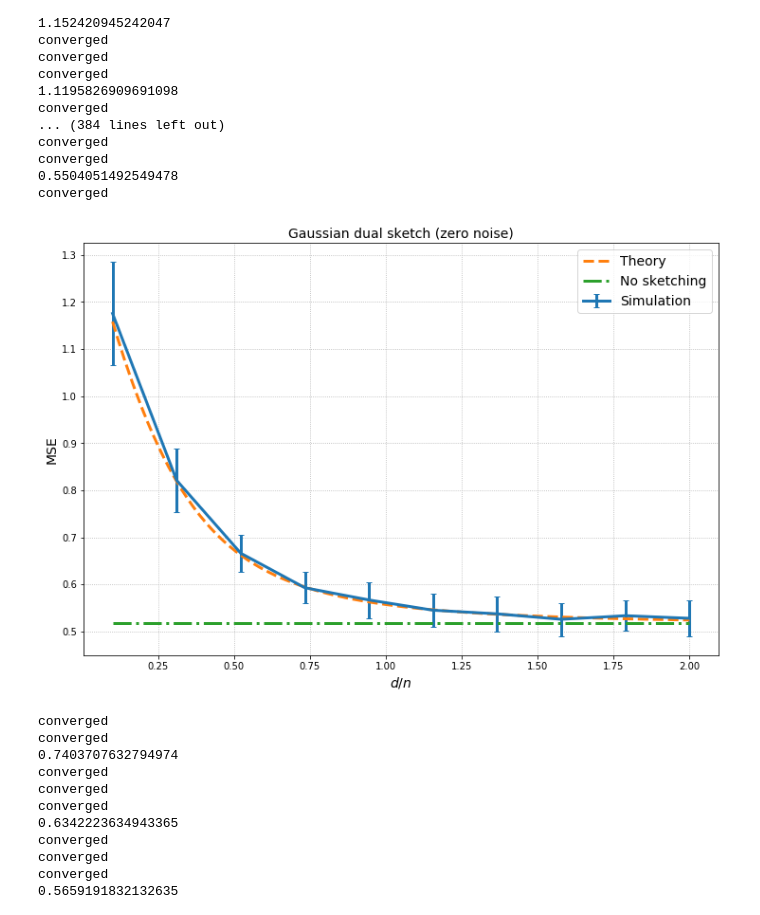
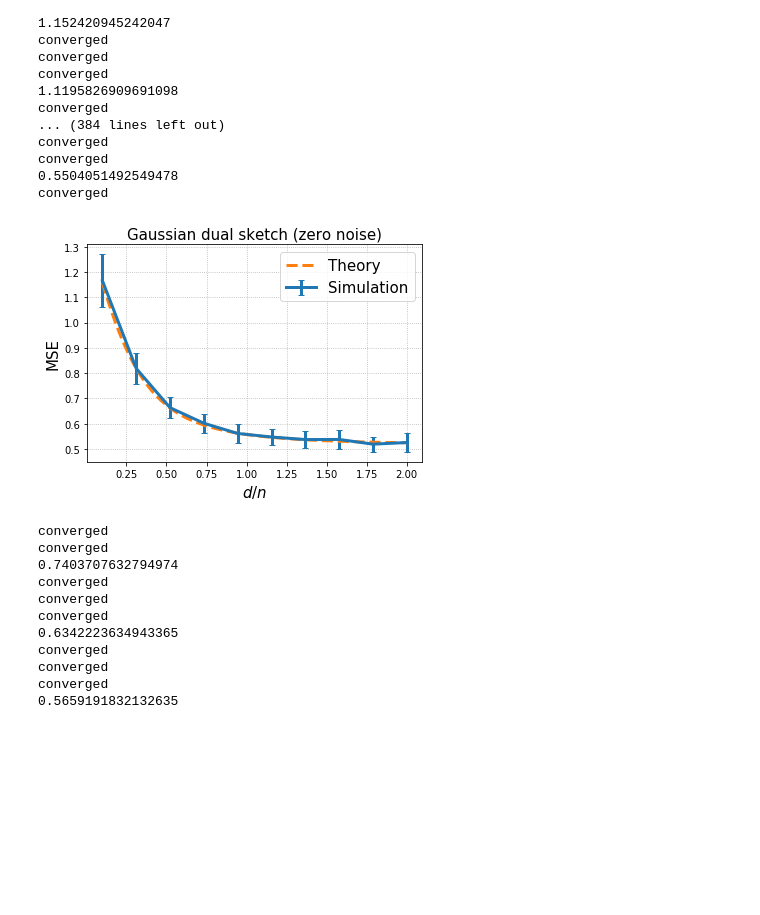
Before and after one commit to liusf15/RidgeRegression, a Jupyter notebook: dual_sketch.ipynb, the cells around one changed output. Saved outputs shown, nothing was run; the diff lists cells and outputs as text; code cells hidden in the pictures; blank space fills up the shorter version.

```diff
--- a/dual_sketch.ipynb
+++ b/dual_sketch.ipynb
@@ -231,20 +231,20 @@ converged
 0.5504051492549478
 converged
 # %%
-plt.figure(1, figsize=(12, 8))
+# plt.figure(1, figsize=(12, 8))
 xx = np.mean(dual_simu_gaus, axis=0)
 yerr = np.std(dual_simu_gaus, axis=0)
 plt.errorbar(zeta_seq, xx, yerr, capsize=3, lw=3, label='Simulation')
 plt.plot(zeta_seq_2, theo_gaus, lw=3, ls='--', label='Theory')
-plt.plot(zeta_seq_2, np.ones(100) * MSE_original(lbd, gamma, alpha, sigma), lw=3, ls='-.', label='No sketching')
+# plt.plot(zeta_seq_2, np.ones(100) * MSE_original(lbd, gamma, alpha, sigma), lw=3, ls='-.', label='No sketching')
 plt.grid(linestyle='dotted')
-plt.legend(fontsize=14)
-plt.xlabel(r'$d/n$', fontsize=14)
-plt.ylabel(r'MSE', fontsize=14)
-plt.title('Gaussian dual sketch (zero noise)', fontsize=14)
-# plt.savefig('./Gaussian/gamma_{}_alpha_{}_lbd_{}.png'.format(gamma, alpha, lbd))
+plt.legend(fontsize=15)
+plt.xlabel(r'$d/n$', fontsize=15)
+plt.ylabel(r'MSE', fontsize=15)
+plt.title('Gaussian dual sketch (zero noise)', fontsize=15)
+plt.savefig('./Plots/dual_gaus_gamma_{}_alpha_{}_lbd_{}.png'.format(gamma, alpha, lbd))
 # %% [output]
-[figure, old version]
+[figure, new version]
 # %%
 zeta_seq_2 = np.linspace(0.1, 10, 100)
 theo_gaus = np.zeros(100)
```
Also changed, not shown: parts of 1 cell of this notebook, 18 other files.
